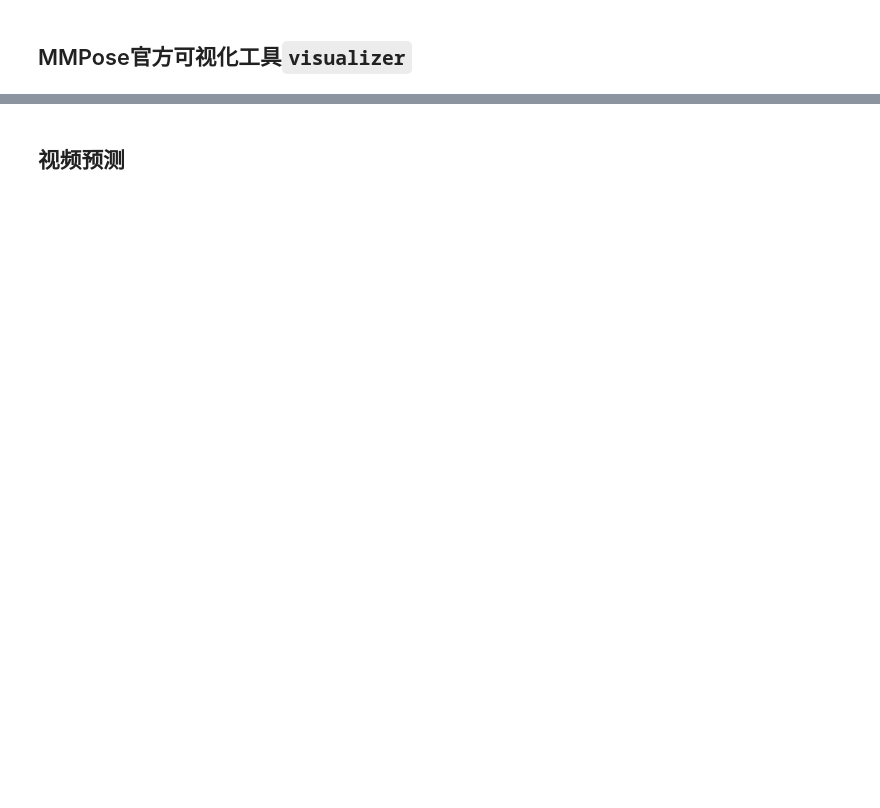
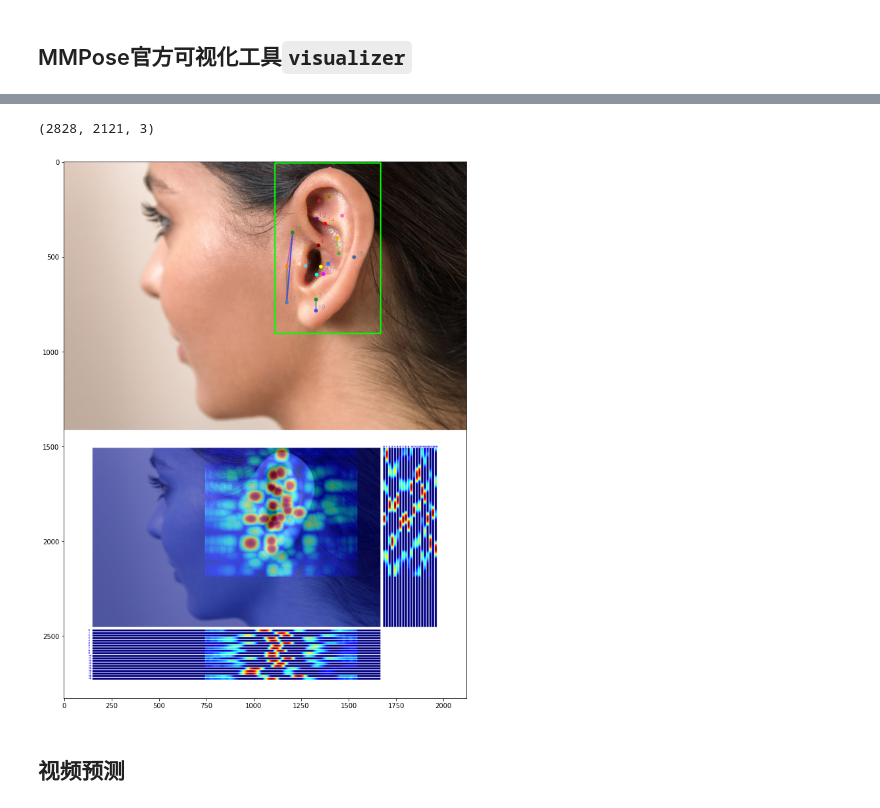
Before and after one commit to JeffDing/OpenMMLab-Camp, a Jupyter notebook: 第二期/Homework1.ipynb, the cells around one changed output, grey strips where cells are left out. Drawn from its saved outputs; the diff is of its cells as text; code cells hidden in the pictures; blank space fills up the shorter version.

Commit message:
fix output figszie

```diff
--- a/第二期/Homework1.ipynb
+++ b/第二期/Homework1.ipynb
@@ -205,15 +301,19 @@ img_output = visualizer.add_datasample(
             show=False,
             show_kpt_idx=True,
             wait_time=0,
-            out_file='output/G3_visualizer.jpg',
+            out_file='output/ear_output.jpg',
             kpt_thr=0.3
 )
 # %%
 img_output.shape
+# %% [output]
+(2828, 2121, 3)
 # %%
-plt.figure(figsize=(20, 20))
+plt.figure(figsize=(15, 15))
 plt.imshow(img_output)
 plt.show()
+# %% [output]
+[figure, added]
 # %% [markdown]
 ## 视频预测
 # %%
```
Also changed, not shown: parts of 18 cells of this notebook.
